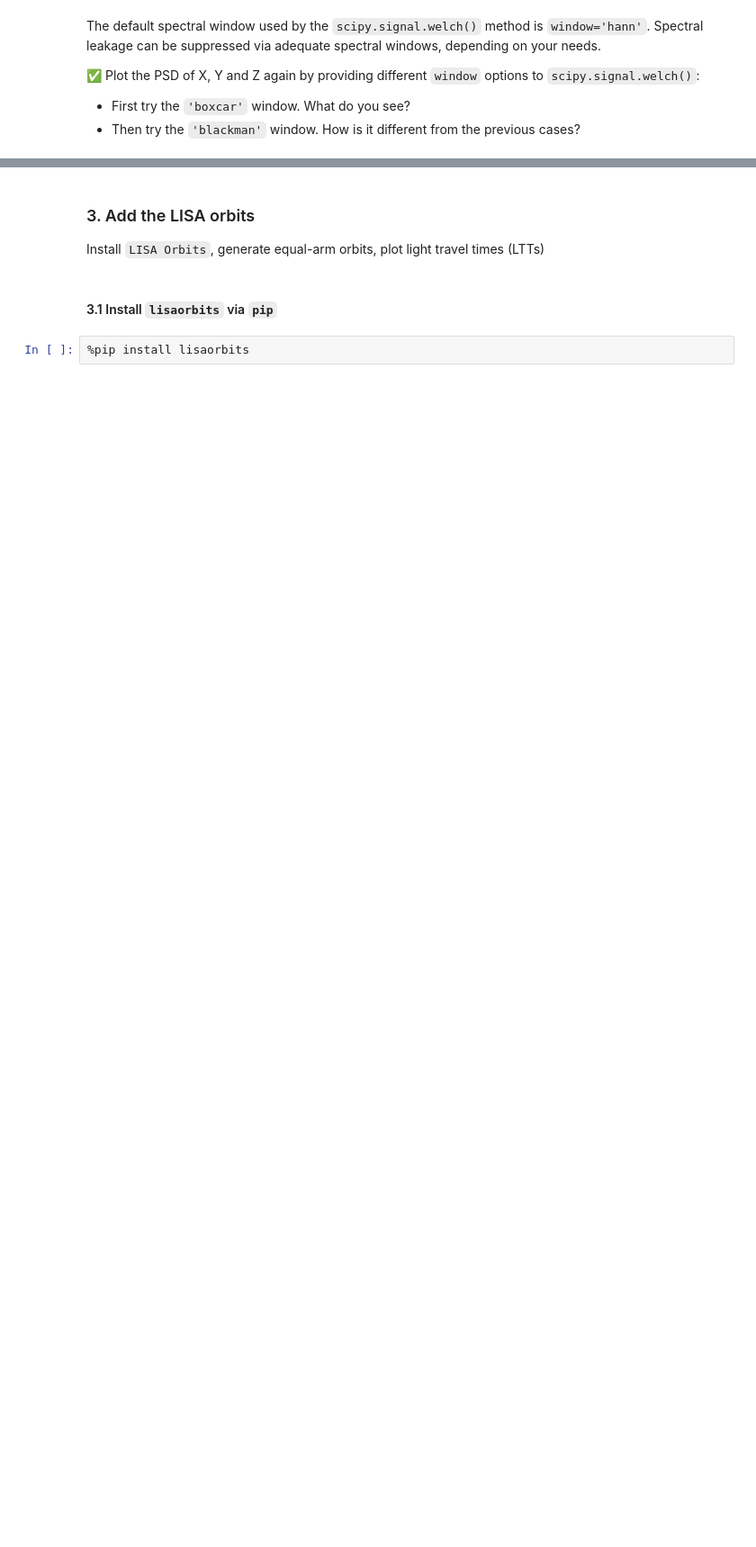
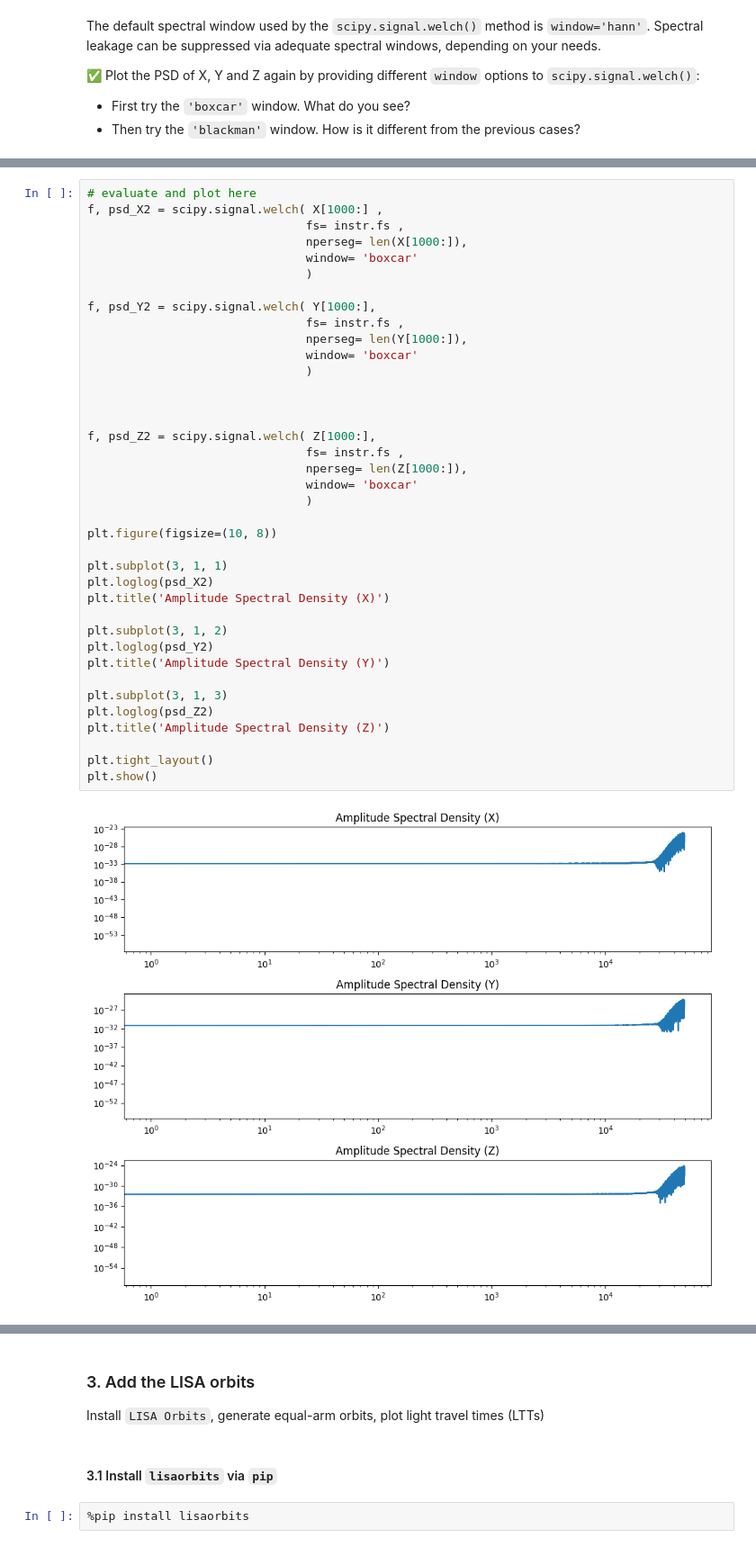
Before and after one commit to rplazevedo/lisa-data-workshop, a Jupyter notebook: Oct_7_Session_1_Data_Generation.ipynb, the cells around one changed output, grey strips where cells are left out. Shown at 90% size. Saved outputs shown, nothing was run; the diff lists cells and outputs as text; blank space fills up the shorter version.

```diff
--- a/Oct_7_Session_1_Data_Generation.ipynb
+++ b/Oct_7_Session_1_Data_Generation.ipynb
@@ -248,0 +393,40 @@ The default spectral window used by the `scipy.signal.welch()` method is `window
+# %%
+# evaluate and plot here
+f, psd_X2 = scipy.signal.welch( X[1000:] ,
+                               fs= instr.fs ,
+                               nperseg= len(X[1000:]),
+                               window= 'boxcar'
+                               )
+
+f, psd_Y2 = scipy.signal.welch( Y[1000:],
+                               fs= instr.fs ,
+                               nperseg= len(Y[1000:]),
+                               window= 'boxcar'
+                               )
+
+
+
+f, psd_Z2 = scipy.signal.welch( Z[1000:],
+                               fs= instr.fs ,
+                               nperseg= len(Z[1000:]),
+                               window= 'boxcar'
+                               )
+
+plt.figure(figsize=(10, 8))
+
+plt.subplot(3, 1, 1)
+plt.loglog(psd_X2)
+plt.title('Amplitude Spectral Density (X)')
+
+plt.subplot(3, 1, 2)
+plt.loglog(psd_Y2)
+plt.title('Amplitude Spectral Density (Y)')
+
+plt.subplot(3, 1, 3)
+plt.loglog(psd_Z2)
+plt.title('Amplitude Spectral Density (Z)')
+
+plt.tight_layout()
+plt.show()
+# %% [output]
+[figure, added]
```
Also changed, not shown: parts of 19 cells of this notebook, 1 other file.
